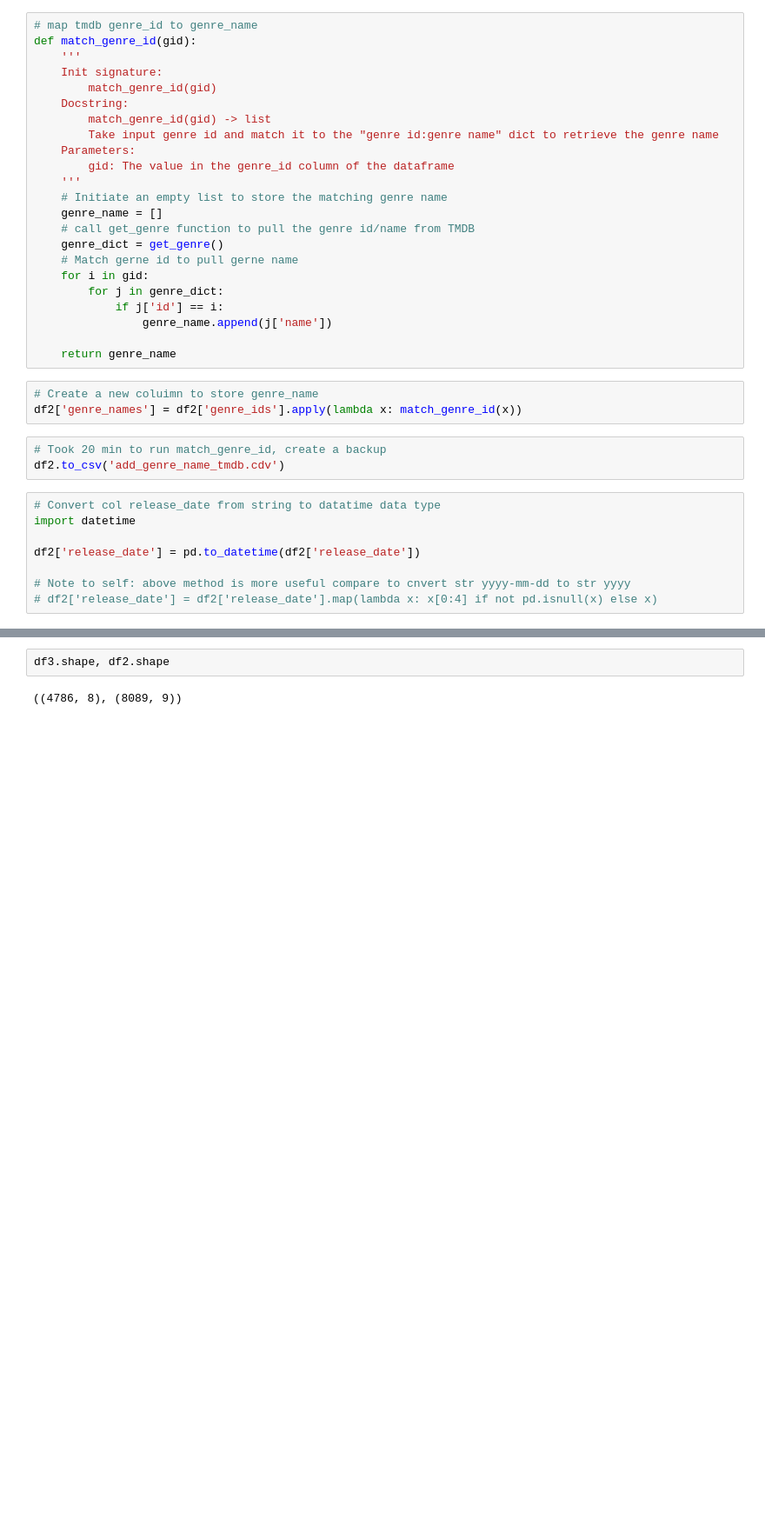
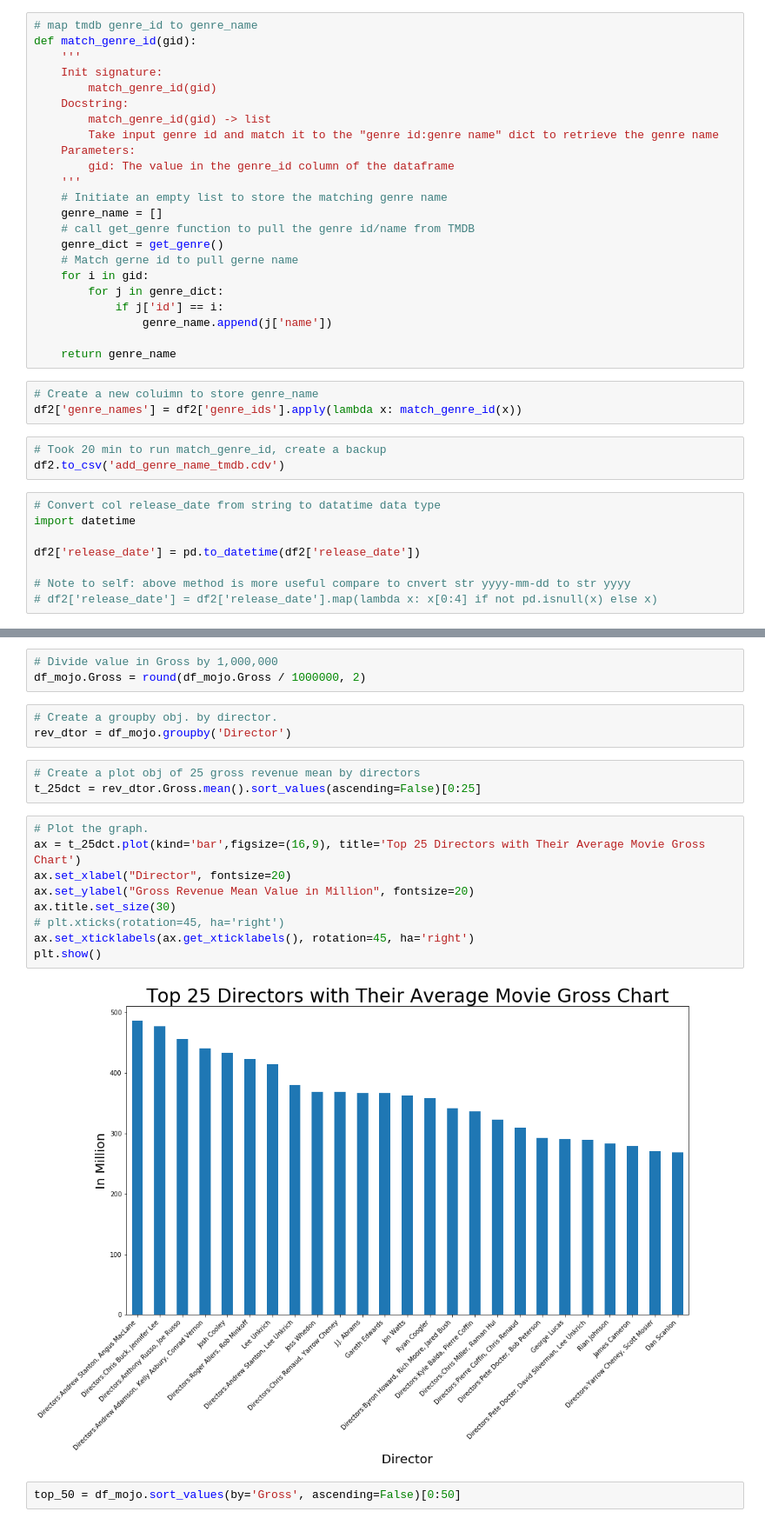
Before and after one commit to CaryMosley/Mod1Project, a Jupyter notebook: MovieStatistics.ipynb, the cells around one changed output, grey strips where cells are left out. Shown at 87% size. Drawn from its saved outputs; the diff is of its cells as text; blank space fills up the shorter version.

```diff
--- a/MovieStatistics.ipynb
+++ b/MovieStatistics.ipynb
@@ -390,4 +429,22 @@ df3.head()
-# %%
-df3.shape, df2.shape
-# %% [output]
-((4786, 8), (8089, 9))
+# %%
+# Divide value in Gross by 1,000,000
+df_mojo.Gross = round(df_mojo.Gross / 1000000, 2)
+# %%
+# Create a groupby obj. by director.
+rev_dtor = df_mojo.groupby('Director')
+# %%
+# Create a plot obj of 25 gross revenue mean by directors
+t_25dct = rev_dtor.Gross.mean().sort_values(ascending=False)[0:25]
+# %%
+# Plot the graph.
+ax = t_25dct.plot(kind='bar',figsize=(16,9), title='Top 25 Directors with Their Average Movie Gross Chart')
+ax.set_xlabel("Director", fontsize=20)
+ax.set_ylabel("Gross Revenue Mean Value in Million", fontsize=20)
+ax.title.set_size(30)
+# plt.xticks(rotation=45, ha='right')
+ax.set_xticklabels(ax.get_xticklabels(), rotation=45, ha='right')
+plt.show()
+# %% [output]
+[figure, added]
+# %%
+top_50 = df_mojo.sort_values(by='Gross', ascending=False)[0:50]
```
Also changed, not shown: parts of 24 cells of this notebook.
